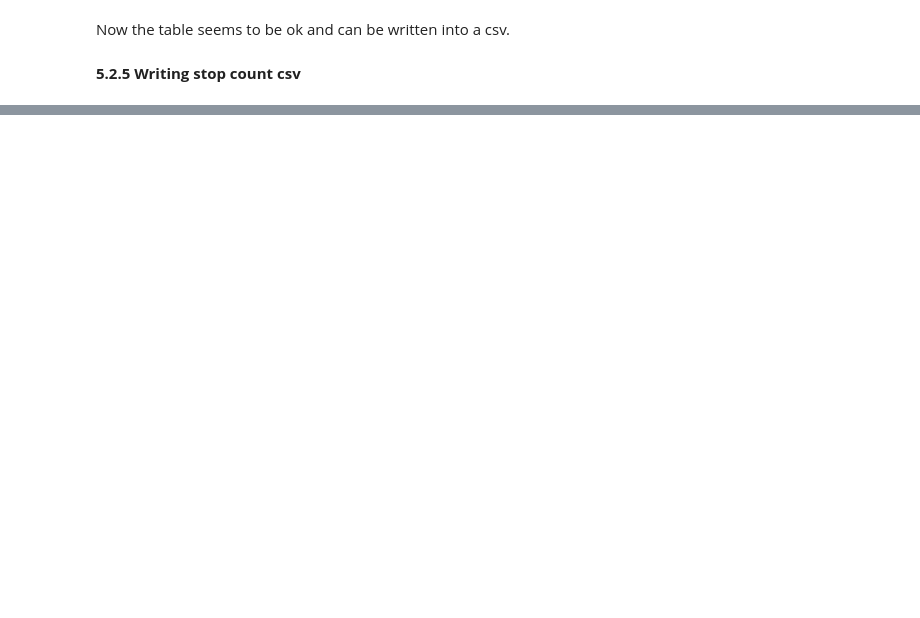
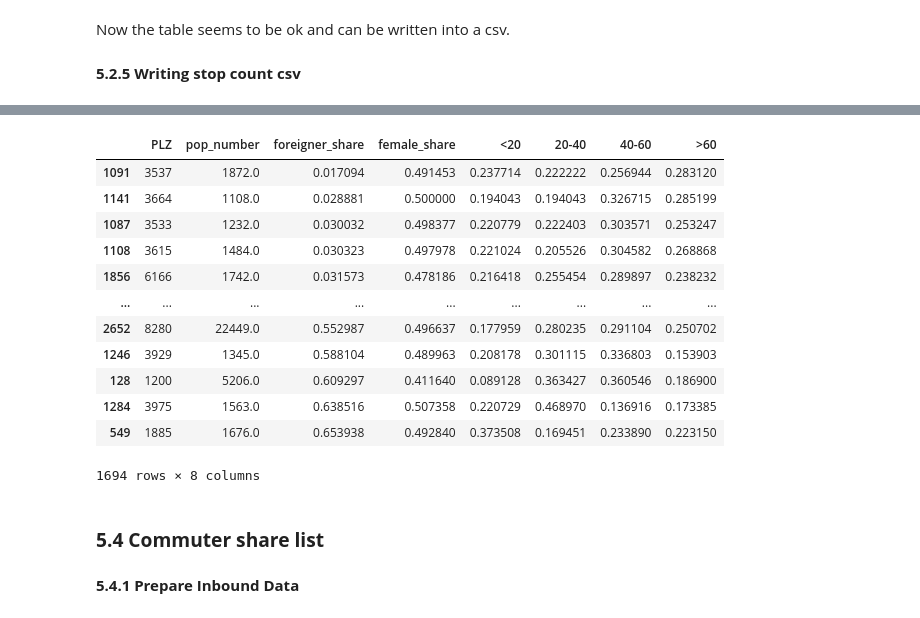
Before and after one commit to Icelander169/MasterThesis, a Jupyter notebook: 01_Reading_Data.ipynb, the cells around one changed output, grey strips where cells are left out. Saved outputs shown, nothing was run; the diff lists cells and outputs as text; code cells hidden in the pictures; blank space fills up the shorter version.

```diff
--- a/01_Reading_Data.ipynb
+++ b/01_Reading_Data.ipynb
@@ -670,0 +847,16 @@ stop_count_expand.to_csv("../Data/Cleaned/stop_count.csv")
+# %%
+population[population["pop_number"]>1000].sort_values(by="foreigner_share")
+# %% [output]
+|  | PLZ | pop_number | foreigner_share | female_share | <20 | 20-40 | 40-60 | >60 |
+| 1091 | 3537 | 1872.0 | 0.017094 | 0.491453 | 0.237714 | 0.222222 | 0.256944 | 0.283120 |
+| 1141 | 3664 | 1108.0 | 0.028881 | 0.500000 | 0.194043 | 0.194043 | 0.326715 | 0.285199 |
+| 1087 | 3533 | 1232.0 | 0.030032 | 0.498377 | 0.220779 | 0.222403 | 0.303571 | 0.253247 |
+| 1108 | 3615 | 1484.0 | 0.030323 | 0.497978 | 0.221024 | 0.205526 | 0.304582 | 0.268868 |
+| 1856 | 6166 | 1742.0 | 0.031573 | 0.478186 | 0.216418 | 0.255454 | 0.289897 | 0.238232 |
+| ... | ... | ... | ... | ... | ... | ... | ... | ... |
+| 2652 | 8280 | 22449.0 | 0.552987 | 0.496637 | 0.177959 | 0.280235 | 0.291104 | 0.250702 |
+| 1246 | 3929 | 1345.0 | 0.588104 | 0.489963 | 0.208178 | 0.301115 | 0.336803 | 0.153903 |
+| 128 | 1200 | 5206.0 | 0.609297 | 0.411640 | 0.089128 | 0.363427 | 0.360546 | 0.186900 |
+| 1284 | 3975 | 1563.0 | 0.638516 | 0.507358 | 0.220729 | 0.468970 | 0.136916 | 0.173385 |
+| 549 | 1885 | 1676.0 | 0.653938 | 0.492840 | 0.373508 | 0.169451 | 0.233890 | 0.223150 |
+1694 rows × 8 columns
@@ -670,0 +865,4 @@ stop_count_expand.to_csv("../Data/Cleaned/stop_count.csv")
+# %% [markdown]
+### **5.4 Commuter share list**
+# %% [markdown]
+**5.4.1 Prepare Inbound Data**
```
Also changed, not shown: parts of 51 cells of this notebook.
